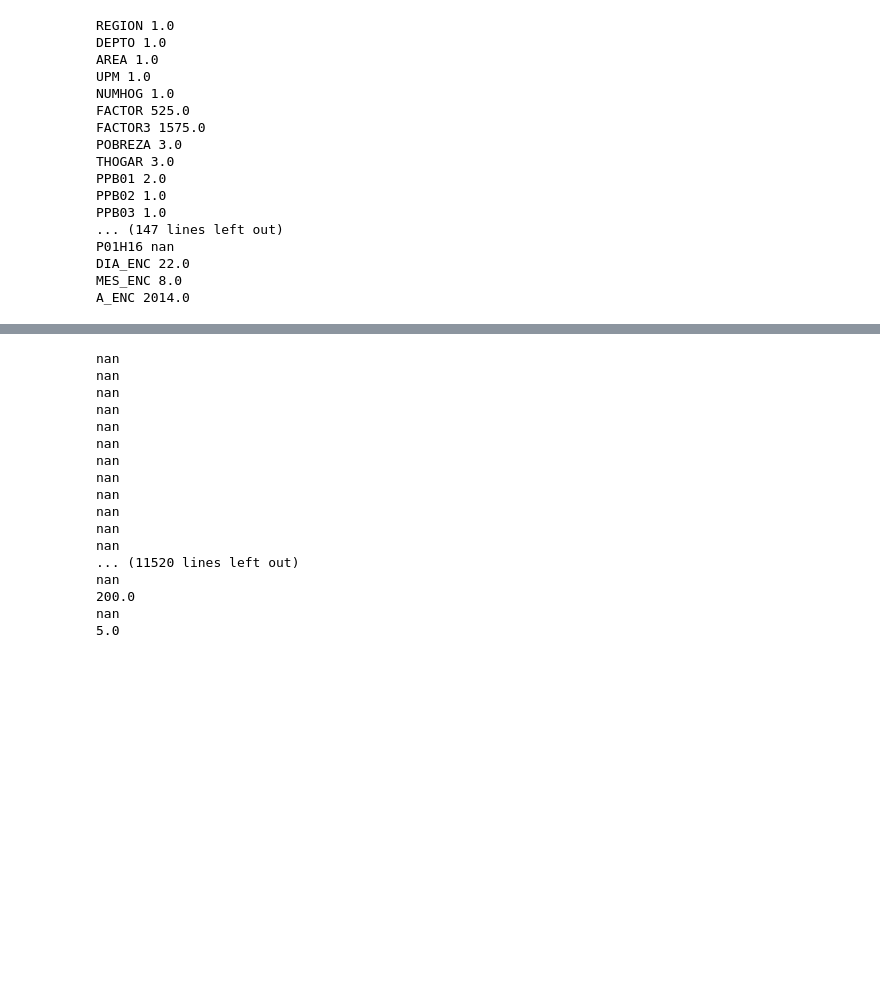
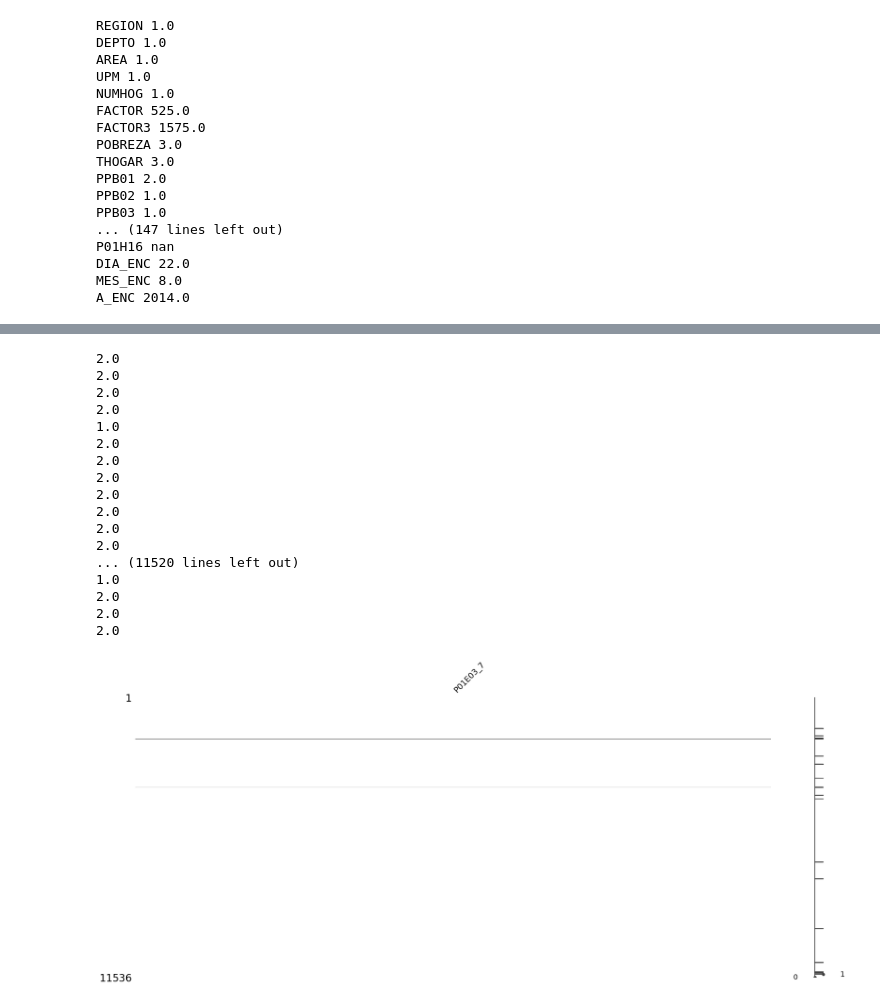
Before and after one commit to ChristopherG19/UVG_DS_Lab10, a Jupyter notebook: Laboratorio_10.ipynb, the cells around one changed output, grey strips where cells are left out. Cells and saved outputs as stored; diff of their text form; code cells hidden in the pictures; blank space fills up the shorter version.

Commit message:
Eliminación de columnas y reemplazo

```diff
--- a/Laboratorio_10.ipynb
+++ b/Laboratorio_10.ipynb
@@ -155,22 +259,30 @@ MES_ENC 8.0
 A_ENC 2014.0
 # %%
-for x in df_Hogar["P01D12"]:
+for x in df_Hogar["P01E01_5"]:
     print(x)
 # %% [output]
-nan
-nan
-nan
-nan
-nan
-nan
-nan
-nan
-nan
-nan
-nan
-nan
+2.0
+2.0
+2.0
+2.0
+1.0
+2.0
+2.0
+2.0
+2.0
+2.0
+2.0
+2.0
 ... (11520 lines left out)
-nan
-200.0
-nan
-5.0
+1.0
+2.0
+2.0
+2.0
+# %%
+name = 'P01E03_7'
+nn = pd.DataFrame(df_Hogar[name], columns=[name])
+missing_data = nn.isnull()
+msno.matrix(nn)
+plt.show()
+# %% [output]
+[figure, added]
```
Also changed, not shown: parts of 10 cells of this notebook.
